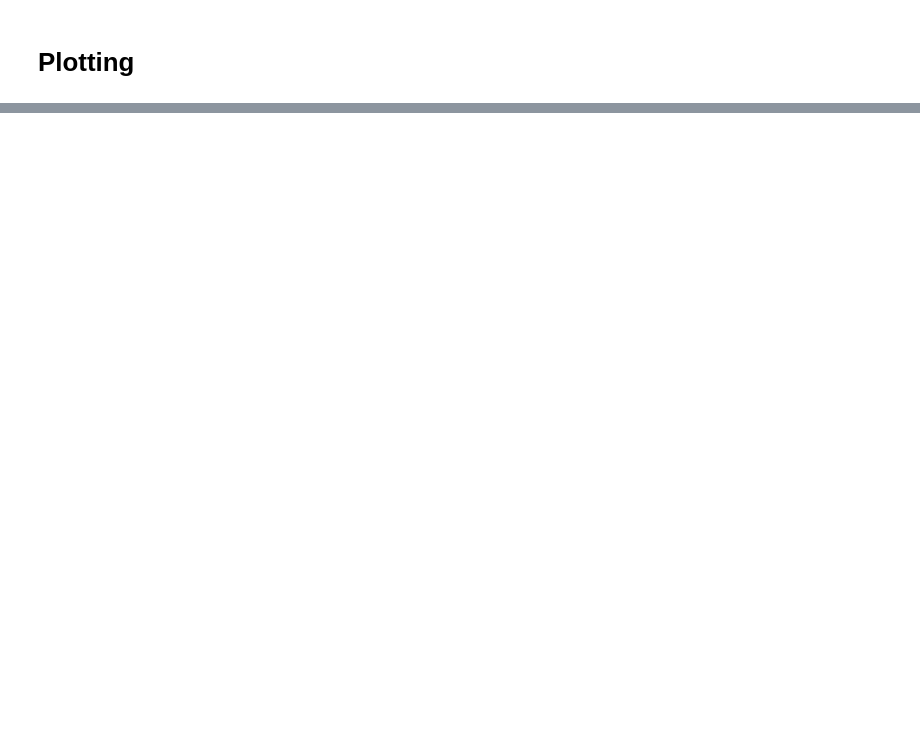
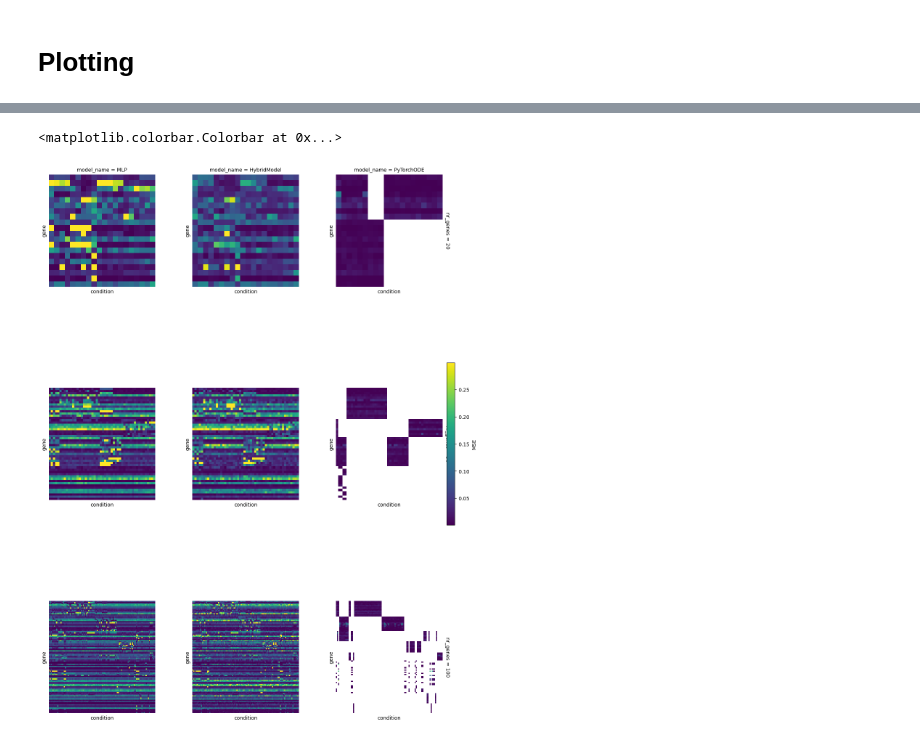
Before and after one commit to CropXR/HALCYON, a Jupyter notebook: notebooks/03_loading_and_plotting_from_mlflow_for_different_MM_sizes.ipynb, the cells around one changed output, grey strips where cells are left out. Drawn from its saved outputs; the diff is of its cells as text; code cells hidden in the pictures; blank space fills up the shorter version.

Commit message:
WIP Plotting but with MM

```diff
--- a/notebooks/03_loading_and_plotting_from_mlflow_for_different_MM_sizes.ipynb
+++ b/notebooks/03_loading_and_plotting_from_mlflow_for_different_MM_sizes.ipynb
@@ -283,0 +371,11 @@ wrap_titles(g)
+# %%
+# Use how often gene shows up (i.e. if it is in MM or not) to order rows
+gene_order = mse_df.groupby('nr_genes')[DfColumnNames.GENE_COL].value_counts().index.to_list()
+
+from collections import defaultdict
+
+gene_order_dict = defaultdict(list)
+for key, node in gene_order:
+    gene_order_dict[key].append(node)
+
+gene_order_dict
@@ -283,0 +400,8 @@ wrap_titles(g)
+# %%
+cond_order = mse_df.groupby('nr_genes')[DfColumnNames.CONDITION_COL].value_counts().index.to_list()
+
+cond_order_dict = defaultdict(list)
+for key, node in cond_order:
+    cond_order_dict[key].append(node)
+
+cond_order_dict
@@ -283,0 +426,32 @@ wrap_titles(g)
+# %%
+# Do the actual plotting
+g = sns.FacetGrid(
+    mse_df, col='model_name', row='nr_genes', margin_titles=True, aspect=.7, height=6, sharex=False, sharey=False, col_order=['MLP', 'HybridModel', 'PyTorchODE'],
+)
+
+def _plot_heatmap_func(data, **kwargs):
+    nr_genes = data['gene'].nunique()
+    gene_order = gene_order_dict[str(nr_genes)]
+    cond_order = cond_order_dict[str(nr_genes)]
+    df_pivot = data.pivot(
+        index=DfColumnNames.GENE_COL,
+        columns=DfColumnNames.CONDITION_COL,
+        values=DfColumnNames.MSE_COL,
+    ).reindex(index=gene_order, columns=cond_order) # , columns=col_order)
+    sns.heatmap(data=df_pivot, cmap=cmap, norm=norm, cbar=False, **kwargs)
+
+g.map_dataframe(_plot_heatmap_func)
+
+
+# Remove all gene and condition names
+for ax in g.axes.flat:
+    ax.set_xticks([])
+    ax.set_yticks([])
+
+# add one shared colourbar
+mappable = plt.cm.ScalarMappable(norm=norm, cmap=cmap)
+mappable.set_array([])
+g.figure.colorbar(mappable, ax=g.axes, fraction=0.02, pad=0.01, label="MSE")
+# %% [output]
+<matplotlib.colorbar.Colorbar at 0x...>
+[figure, added]
```
Also changed, not shown: parts of 46 cells of this notebook.
